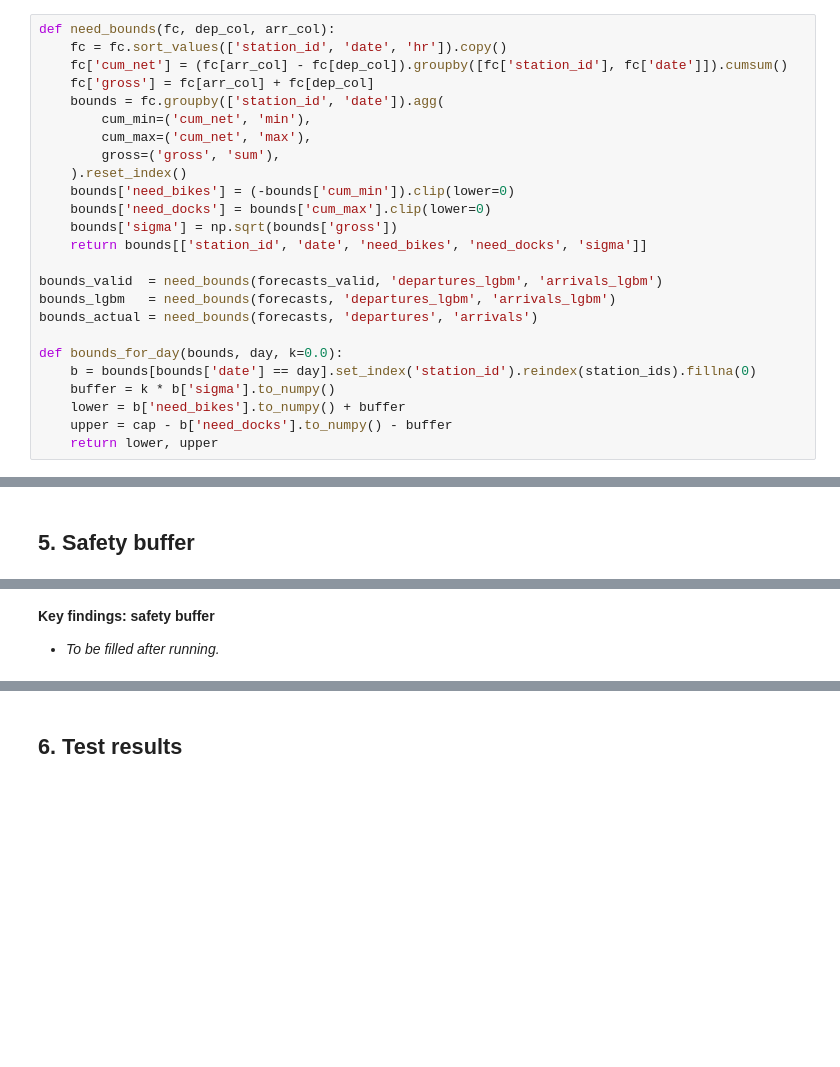
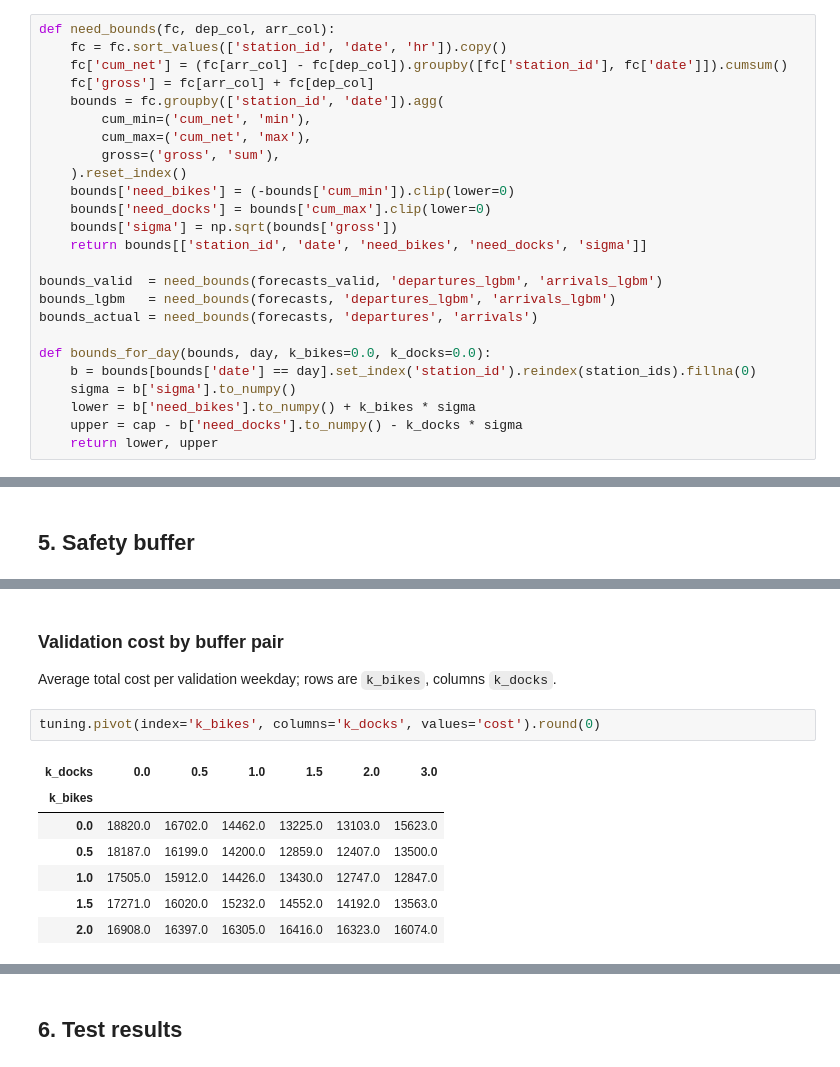
Before and after one commit to kstnwu/citibike-rebalancing, a Jupyter notebook: notebooks/03_optimization.ipynb, the cells around one changed output, grey strips where cells are left out. Cells and saved outputs as stored; diff of their text form; blank space fills up the shorter version.

```diff
--- a/notebooks/03_optimization.ipynb
+++ b/notebooks/03_optimization.ipynb
@@ -159,11 +159,11 @@ bounds_valid  = need_bounds(forecasts_valid, 'departures_lgbm', 'arrivals_lgbm')
 bounds_lgbm   = need_bounds(forecasts, 'departures_lgbm', 'arrivals_lgbm')
 bounds_actual = need_bounds(forecasts, 'departures', 'arrivals')
 
-def bounds_for_day(bounds, day, k=0.0):
+def bounds_for_day(bounds, day, k_bikes=0.0, k_docks=0.0):
     b = bounds[bounds['date'] == day].set_index('station_id').reindex(station_ids).fillna(0)
-    buffer = k * b['sigma'].to_numpy()
-    lower = b['need_bikes'].to_numpy() + buffer
-    upper = cap - b['need_docks'].to_numpy() - buffer
+    sigma = b['sigma'].to_numpy()
+    lower = b['need_bikes'].to_numpy() + k_bikes * sigma
+    upper = cap - b['need_docks'].to_numpy() - k_docks * sigma
     return lower, upper
 # %% [markdown]
 ### Conflicting stations
@@ -344,3 +344,13 @@ Selected k = 1.0
-# %% [markdown]
-**Key findings: safety buffer**
-- _To be filled after running._
+# %% [markdown]
+### Validation cost by buffer pair
+Average total cost per validation weekday; rows are `k_bikes`, columns `k_docks`.
+# %%
+tuning.pivot(index='k_bikes', columns='k_docks', values='cost').round(0)
+# %% [output]
+| k_docks | 0.0 | 0.5 | 1.0 | 1.5 | 2.0 | 3.0 |
+| k_bikes |  |  |  |  |  |  |
+| 0.0 | 18820.0 | 16702.0 | 14462.0 | 13225.0 | 13103.0 | 15623.0 |
+| 0.5 | 18187.0 | 16199.0 | 14200.0 | 12859.0 | 12407.0 | 13500.0 |
+| 1.0 | 17505.0 | 15912.0 | 14426.0 | 13430.0 | 12747.0 | 12847.0 |
+| 1.5 | 17271.0 | 16020.0 | 15232.0 | 14552.0 | 14192.0 | 13563.0 |
+| 2.0 | 16908.0 | 16397.0 | 16305.0 | 16416.0 | 16323.0 | 16074.0 |
```
Also changed, not shown: parts of 16 cells of this notebook, 1 other file.
